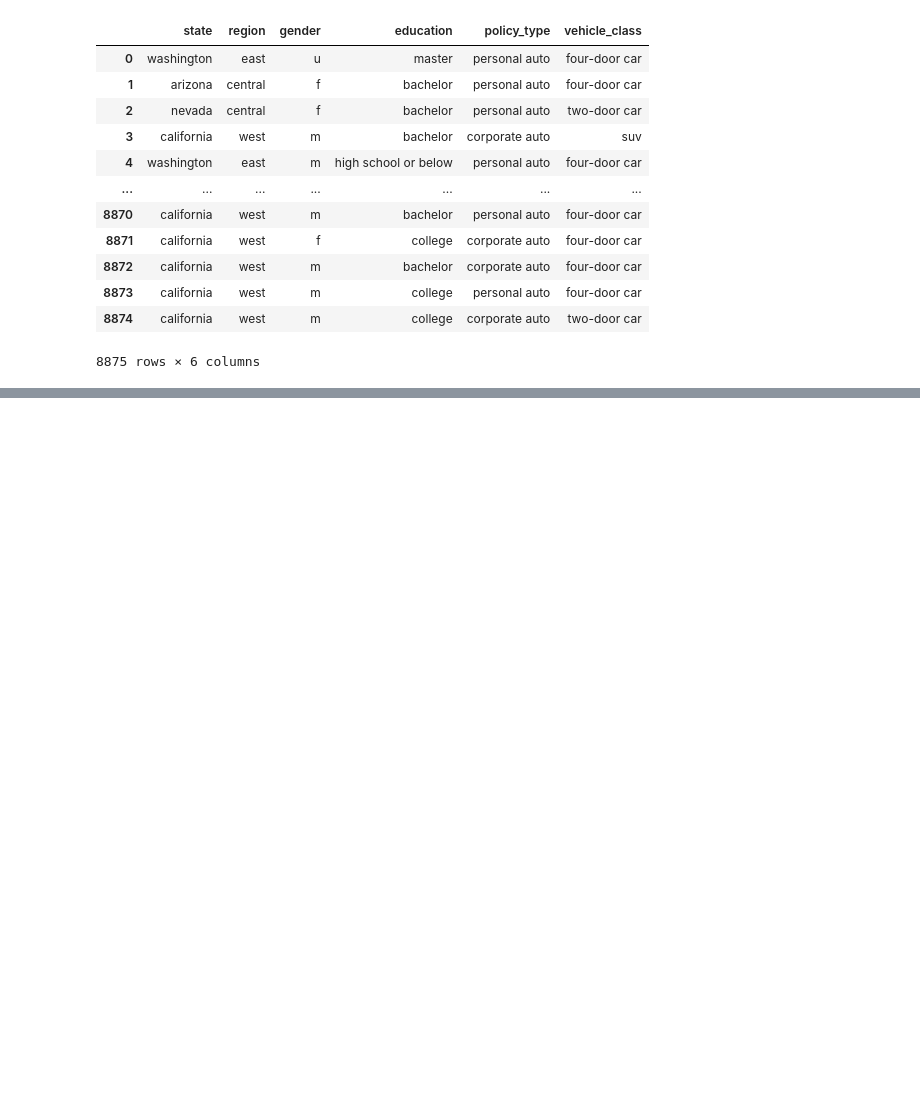
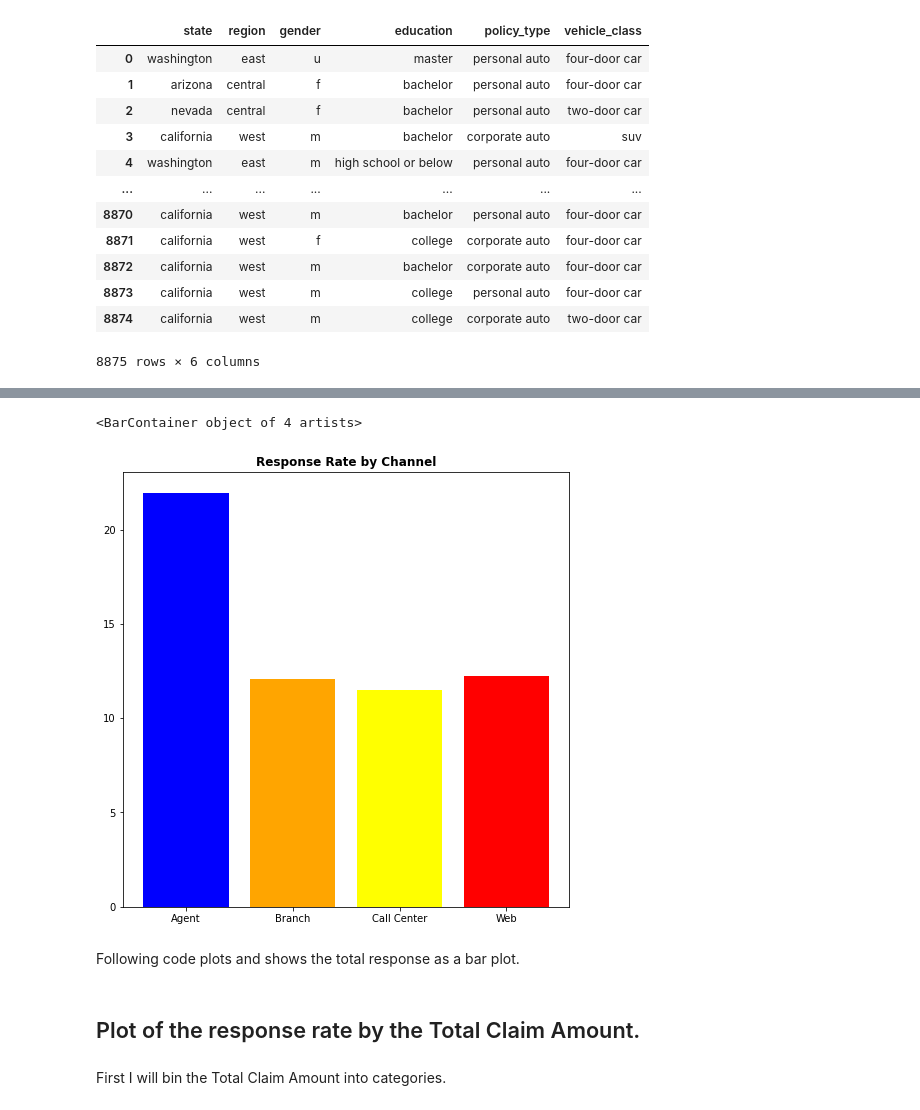
Before and after one commit to NHer0/IronEnrique, a Jupyter notebook: Customer_Analysis_Case_Study/Customer_Analysis_Case_Study.ipynb, the cells around one changed output, grey strips where cells are left out. Cells and saved outputs as stored; diff of their text form; code cells hidden in the pictures; blank space fills up the shorter version.

```diff
--- a/Customer_Analysis_Case_Study/Customer_Analysis_Case_Study.ipynb
+++ b/Customer_Analysis_Case_Study/Customer_Analysis_Case_Study.ipynb
@@ -533,0 +608,48 @@ ca_df_standarized.select_dtypes("object")
+# %%
+def variable_rate_vs(df, variable, grouper):
+
+    # Dictionary to store the results
+    rate_dict = {}
+
+    # Series and group seting, they will be used later in the for loop for indexing and accessing the data
+    var_cats = df[variable].value_counts()
+    group_cats = df[grouper].value_counts()
+    group = df.groupby([grouper, variable])[variable].count()
+
+    # The outer for loops through the groups
+    ## The inner for loops the group series and for the specific group access the variable catergories and stores it in a list
+    ## At the end of the innerr loop the rate for the group is stored in a dict of the form {group:rate}
+
+    for g in group_cats.index:
+
+        store = []
+
+        for c in var_cats.index:
+
+            n = group.loc[(g, c)]
+            store.append(n)
+
+        rate_dict[g] = round((store[1] / (store[0] + store[2]))*100, 2)
+
+    # A series is returned
+    return pd.Series(rate_dict)
+# %%
+response_channel_rate = variable_rate_vs(ca_c_df, "Response", "Sales Channel")
+# %%
+# create figure and axes
+fig2, ax2 = plt.subplots(figsize = (8,8))
+
+# set title
+ax2.set_title('Response Rate by Channel', fontweight='bold')
+
+# plot the bar chart
+ax2.bar(response_channel_rate.index, response_channel_rate, color=('blue','orange', 'yellow', "red"))
+# %% [output]
+<BarContainer object of 4 artists>
+[figure, added]
+# %% [markdown]
+Following code plots and shows the total response as a bar plot.
+# %% [markdown]
+## Plot of the response rate by the Total Claim Amount.
+# %% [markdown]
+First I will bin the Total Claim Amount into categories.
```
Also changed, not shown: parts of 42 cells of this notebook.
